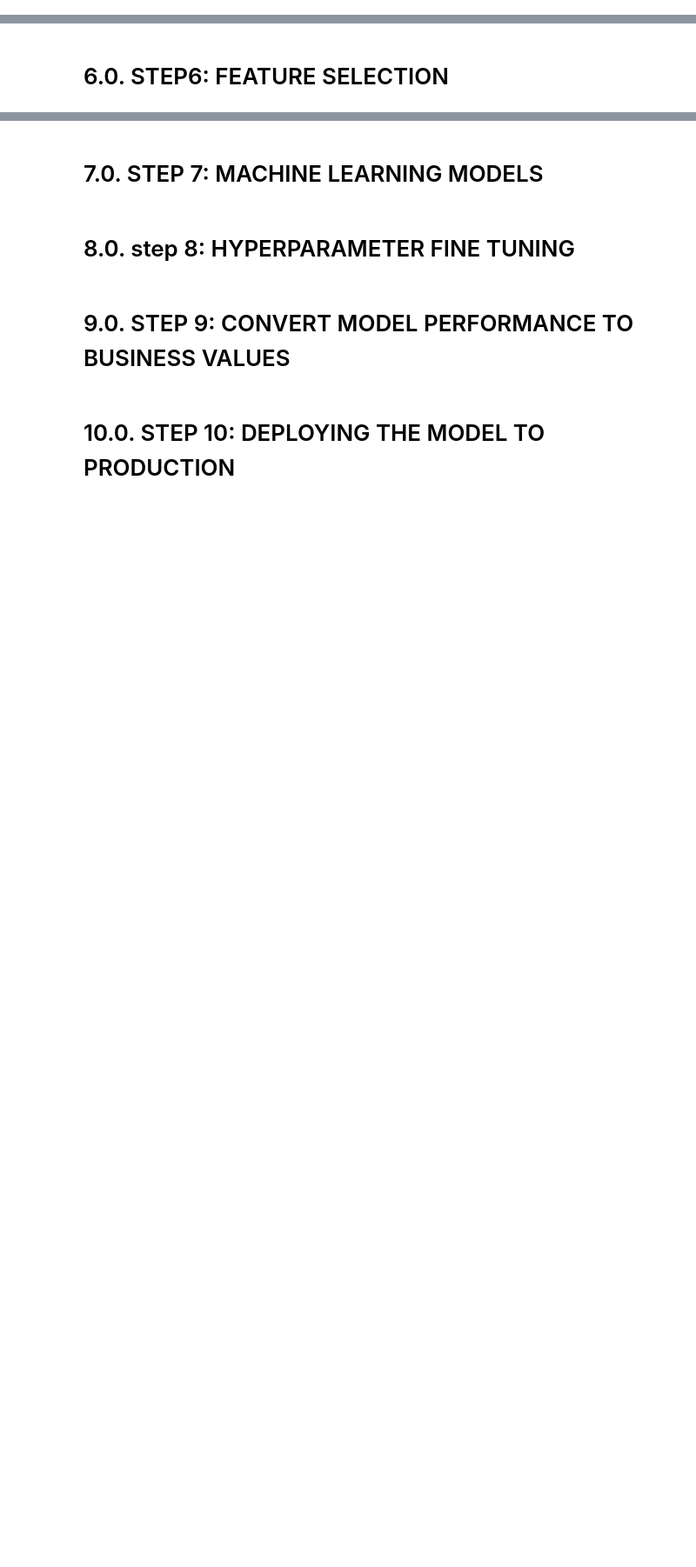
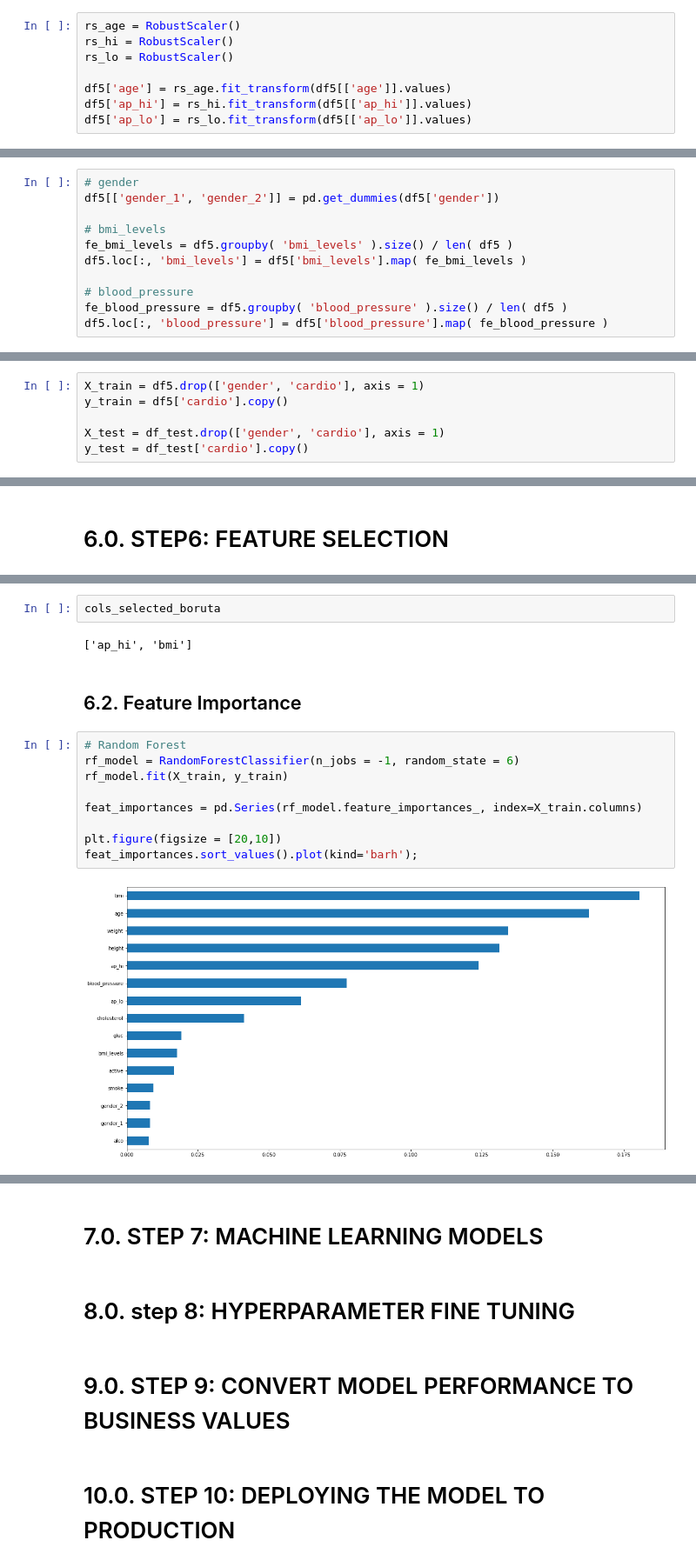
Before and after one commit to KattsonBastos/cardio_disease_detection, a Jupyter notebook: notebooks/1.0.kbs_cardio_diseases.ipynb, the cells around one changed output, grey strips where cells are left out. Shown: that part at 87% size. Cells and saved outputs as stored; diff of their text form; blank space fills up the shorter version.

```diff
--- a/notebooks/1.0.kbs_cardio_diseases.ipynb
+++ b/notebooks/1.0.kbs_cardio_diseases.ipynb
@@ -826,0 +853,8 @@ sns.heatmap(cat_corr, cmap='Blues', mask = mask, annot=True);
+# %%
+rs_age = RobustScaler()
+rs_hi = RobustScaler()
+rs_lo = RobustScaler()
+
+df5['age'] = rs_age.fit_transform(df5[['age']].values)
+df5['ap_hi'] = rs_hi.fit_transform(df5[['ap_hi']].values)
+df5['ap_lo'] = rs_lo.fit_transform(df5[['ap_lo']].values)
@@ -826,0 +863,11 @@ sns.heatmap(cat_corr, cmap='Blues', mask = mask, annot=True);
+# %%
+# gender
+df5[['gender_1', 'gender_2']] = pd.get_dummies(df5['gender'])
+
+# bmi_levels
+fe_bmi_levels = df5.groupby( 'bmi_levels' ).size() / len( df5 )
+df5.loc[:, 'bmi_levels'] = df5['bmi_levels'].map( fe_bmi_levels )
+
+# blood_pressure
+fe_blood_pressure = df5.groupby( 'blood_pressure' ).size() / len( df5 )
+df5.loc[:, 'blood_pressure'] = df5['blood_pressure'].map( fe_blood_pressure )
@@ -826,0 +946,6 @@ sns.heatmap(cat_corr, cmap='Blues', mask = mask, annot=True);
+# %%
+X_train = df5.drop(['gender', 'cardio'], axis = 1)
+y_train = df5['cardio'].copy()
+
+X_test = df_test.drop(['gender', 'cardio'], axis = 1)
+y_test = df_test['cardio'].copy()
@@ -828,0 +1003,17 @@ sns.heatmap(cat_corr, cmap='Blues', mask = mask, annot=True);
+# %%
+cols_selected_boruta
+# %% [output]
+['ap_hi', 'bmi']
+# %% [markdown]
+## 6.2. Feature Importance
+# %%
+# Random Forest
+rf_model = RandomForestClassifier(n_jobs = -1, random_state = 6)
+rf_model.fit(X_train, y_train)
+
+feat_importances = pd.Series(rf_model.feature_importances_, index=X_train.columns)
+
+plt.figure(figsize = [20,10])
+feat_importances.sort_values().plot(kind='barh');
+# %% [output]
+[figure, added]
```
Also changed, not shown: parts of 36 cells of this notebook.
